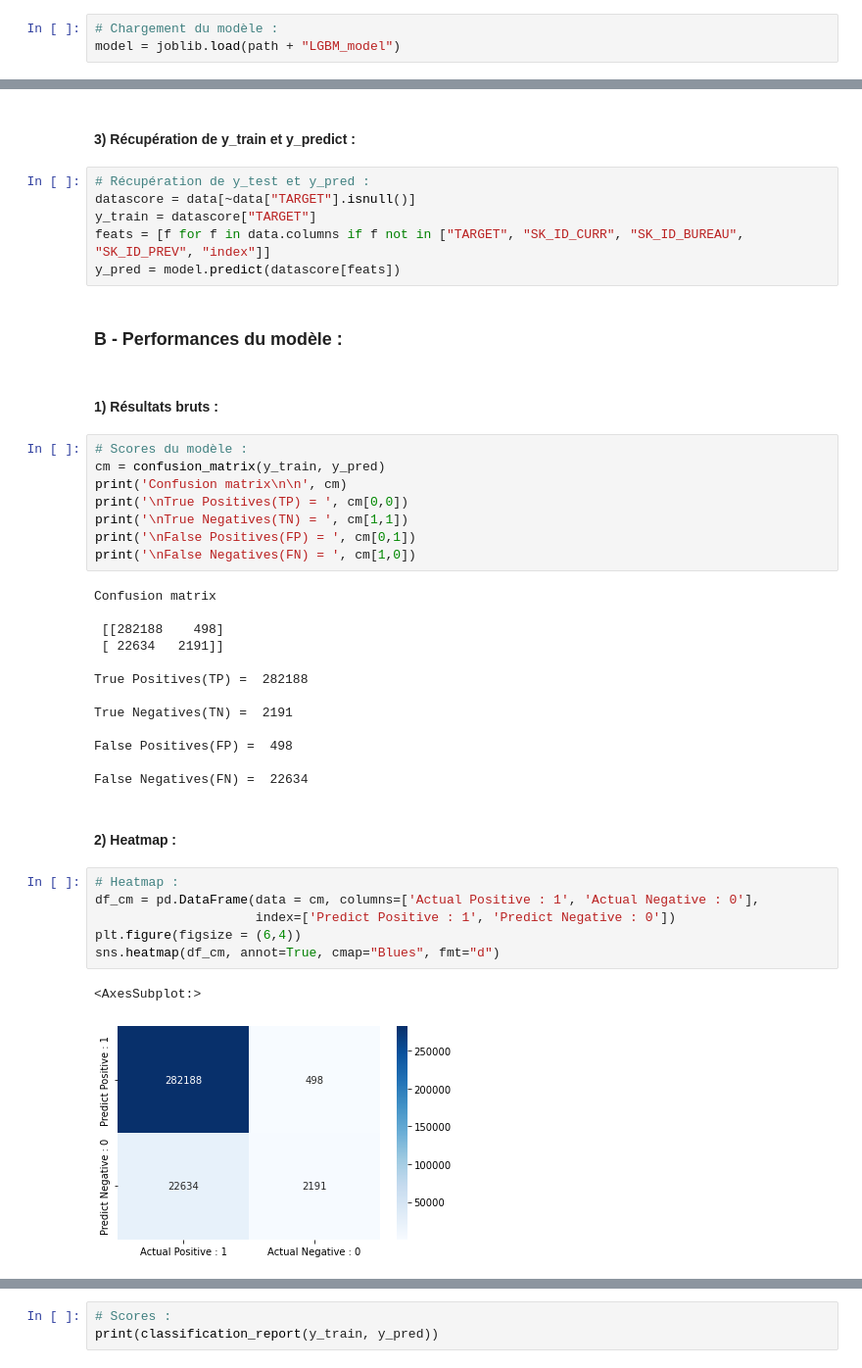
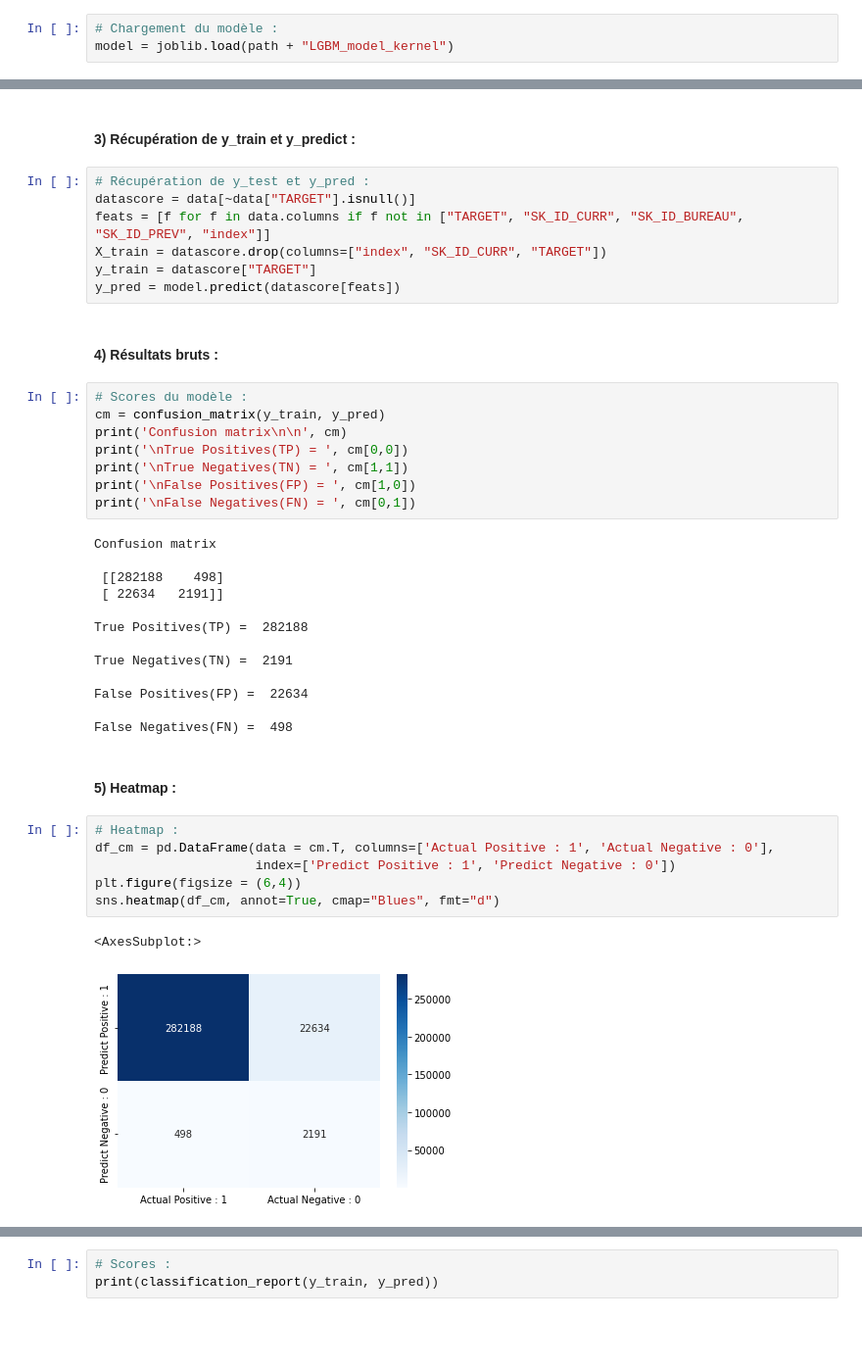
Before and after one commit to viviante79/Projet-7---Data-Scientist, a Jupyter notebook: Ors_Vivian_2_dossier_code_072022.ipynb, the cells around one changed output, grey strips where cells are left out. Shown at 98% size. Drawn from its saved outputs; the diff is of its cells as text; blank space fills up the shorter version.

```diff
--- a/Ors_Vivian_2_dossier_code_072022.ipynb
+++ b/Ors_Vivian_2_dossier_code_072022.ipynb
@@ -426,7 +426,7 @@ Early stopping, best iteration is:
 #### 1) Chargement du modèle :
 # %%
 # Chargement du modèle :
-model = joblib.load(path + "LGBM_model")
+model = joblib.load(path + "LGBM_model_kernel")
 # %% [markdown]
 #### 2) Récupération du dataset nettoyé :
 # %%
@@ -437,21 +437,20 @@ data = pd.read_csv(path + "data.csv",index_col=[0])
 # %%
 # Récupération de y_test et y_pred :
 datascore = data[~data["TARGET"].isnull()]
+feats = [f for f in data.columns if f not in ["TARGET", "SK_ID_CURR", "SK_ID_BUREAU", "SK_ID_PREV", "index"]]
+X_train = datascore.drop(columns=["index", "SK_ID_CURR", "TARGET"])
 y_train = datascore["TARGET"]
-feats = [f for f in data.columns if f not in ["TARGET", "SK_ID_CURR", "SK_ID_BUREAU", "SK_ID_PREV", "index"]]
 y_pred = model.predict(datascore[feats])
-# %% [markdown]
-### B - Performances du modèle :
 # %% [markdown]
-#### 1) Résultats bruts :
+#### 4) Résultats bruts :
 # %%
 # Scores du modèle :
 cm = confusion_matrix(y_train, y_pred)
 print('Confusion matrix\n\n', cm)
 print('\nTrue Positives(TP) = ', cm[0,0])
 print('\nTrue Negatives(TN) = ', cm[1,1])
-print('\nFalse Positives(FP) = ', cm[0,1])
-print('\nFalse Negatives(FN) = ', cm[1,0])
+print('\nFalse Positives(FP) = ', cm[1,0])
+print('\nFalse Negatives(FN) = ', cm[0,1])
 # %% [output]
 Confusion matrix
 
@@ -462,18 +461,18 @@ True Positives(TP) =  282188
 
 True Negatives(TN) =  2191
 
-False Positives(FP) =  498
+False Positives(FP) =  22634
 
-False Negatives(FN) =  22634
+False Negatives(FN) =  498
 # %% [markdown]
-#### 2) Heatmap :
+#### 5) Heatmap :
 # %%
 # Heatmap :
-df_cm = pd.DataFrame(data = cm, columns=['Actual Positive : 1', 'Actual Negative : 0'],
+df_cm = pd.DataFrame(data = cm.T, columns=['Actual Positive : 1', 'Actual Negative : 0'],
                      index=['Predict Positive : 1', 'Predict Negative : 0'])
 plt.figure(figsize = (6,4))
 sns.heatmap(df_cm, annot=True, cmap="Blues", fmt="d")
 # %% [output]
 <AxesSubplot:>
-[figure, old version]
+[figure, new version]
 # %% [markdown]
```
Also changed, not shown: parts of 43 cells of this notebook, 5 other files.
